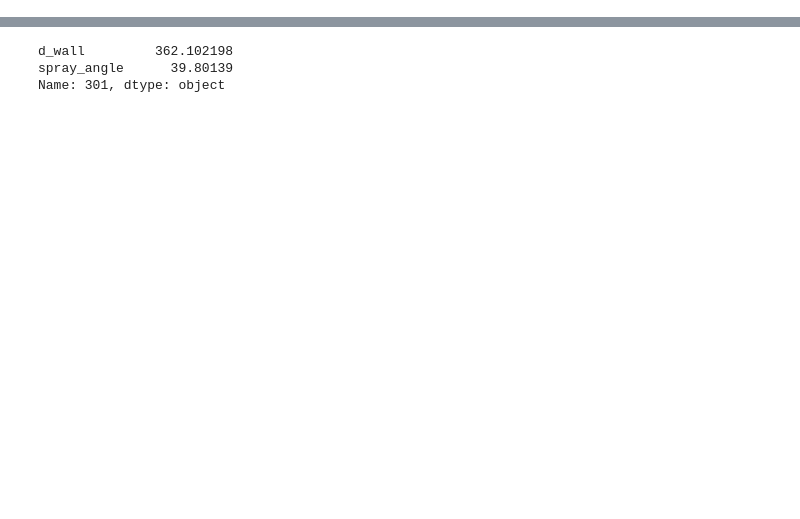
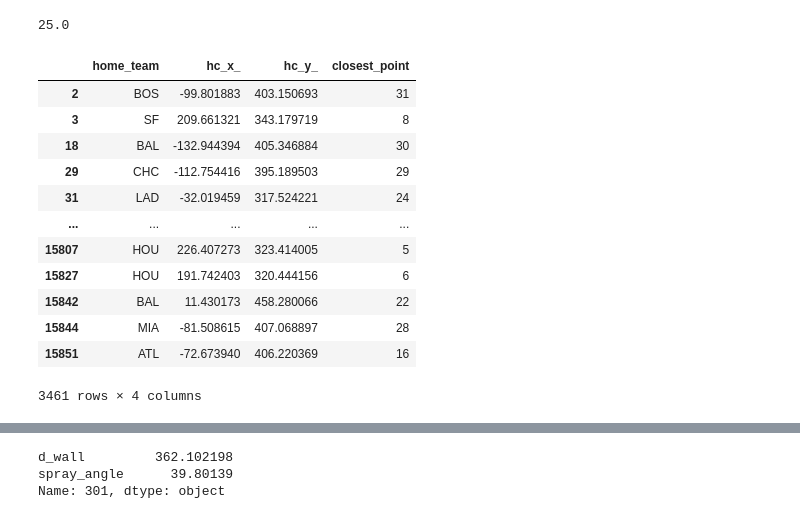
Before and after one commit to vtrudy01/YouTube-Code, a Jupyter notebook: main.ipynb, the cells around one changed output, grey strips where cells are left out. Drawn from its saved outputs; the diff is of its cells as text; code cells hidden in the pictures; blank space fills up the shorter version.

```diff
--- a/main.ipynb
+++ b/main.ipynb
@@ -14,4 +16,10 @@ outfield_dims = pyreadr.read_r('fences.rds')[None]
 # From Geom
 
 dims = pd.read_csv('https://raw.githubusercontent.com/bdilday/GeomMLBStadiums/master/inst/extdata/mlb_stadia_paths.csv')
+# %%
+# Get Corrent Spray Angles
+
+outfield_dims['spray_angle'] = outfield_dims.apply(lambda x: helpers.spray_angle(x.x, x.y),1)
+
+hits_data['spray_angle_true'] = hits_data.apply(lambda x: helpers.spray_angle(x.hc_x_, x.hc_y_),1)
 # %%
@@ -18,0 +27,24 @@ outfield_dims['spray_angle'] = outfield_dims.apply(lambda x: helpers.spray_angle
+# %%
+def closest_point(row):
+    """Finds the index of the closest point in a list of nodes to a given node.
+
+    Args:
+        node (numpy.ndarray): The coordinates of the reference node.
+        nodes (list): A list of nodes represented as numpy arrays.
+
+    Returns:
+        int: The index of the closest node in the list.
+    """
+    node = np.asarray([row[0],row[1]])
+
+    nodes = np.asarray(outfield_dims.query(f'team_abv == "{row[2]}"')[['x','y']])
+    dist_2 = np.sum((nodes - node) ** 2, axis=1)
+
+    return np.argmin(dist_2)
+
+def get_height_at_closest_point(row):
+    return outfield_dims.query(f'team_abv == "{row[1]}"').iloc[row[0],:]['fence_height']
+
+hits_data['closest_point'] = hits_data[['hc_x_','hc_y_','home_team']].apply(lambda row: closest_point(row),1)
+
+hits_data['fence_height'] = hits_data[['closest_point','home_team']].apply(lambda row: get_height_at_closest_point(row),axis=1)
@@ -18,0 +75,20 @@ outfield_dims['spray_angle'] = outfield_dims.apply(lambda x: helpers.spray_angle
+# %%
+outfield_dims.query('team_abv == "SF"').iloc[8,:]['fence_height']
+# %% [output]
+25.0
+# %%
+hits_data.query('events == "Home Run"')[['home_team','hc_x_','hc_y_','closest_point']]
+# %% [output]
+|  | home_team | hc_x_ | hc_y_ | closest_point |
+| 2 | BOS | -99.801883 | 403.150693 | 31 |
+| 3 | SF | 209.661321 | 343.179719 | 8 |
+| 18 | BAL | -132.944394 | 405.346884 | 30 |
+| 29 | CHC | -112.754416 | 395.189503 | 29 |
+| 31 | LAD | -32.019459 | 317.524221 | 24 |
+| ... | ... | ... | ... | ... |
+| 15807 | HOU | 226.407273 | 323.414005 | 5 |
+| 15827 | HOU | 191.742403 | 320.444156 | 6 |
+| 15842 | BAL | 11.430173 | 458.280066 | 22 |
+| 15844 | MIA | -81.508615 | 407.068897 | 28 |
+| 15851 | ATL | -72.673940 | 406.220369 | 16 |
+3461 rows × 4 columns
```
Also changed, not shown: parts of 7 cells of this notebook, 1 other file.
